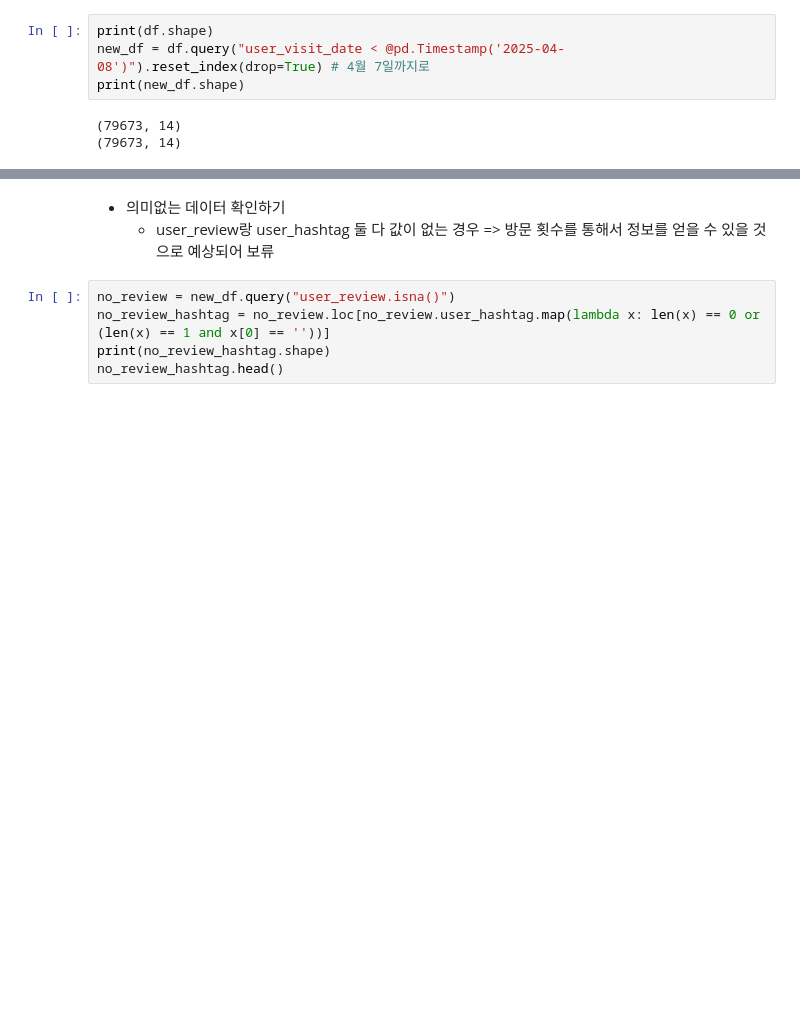
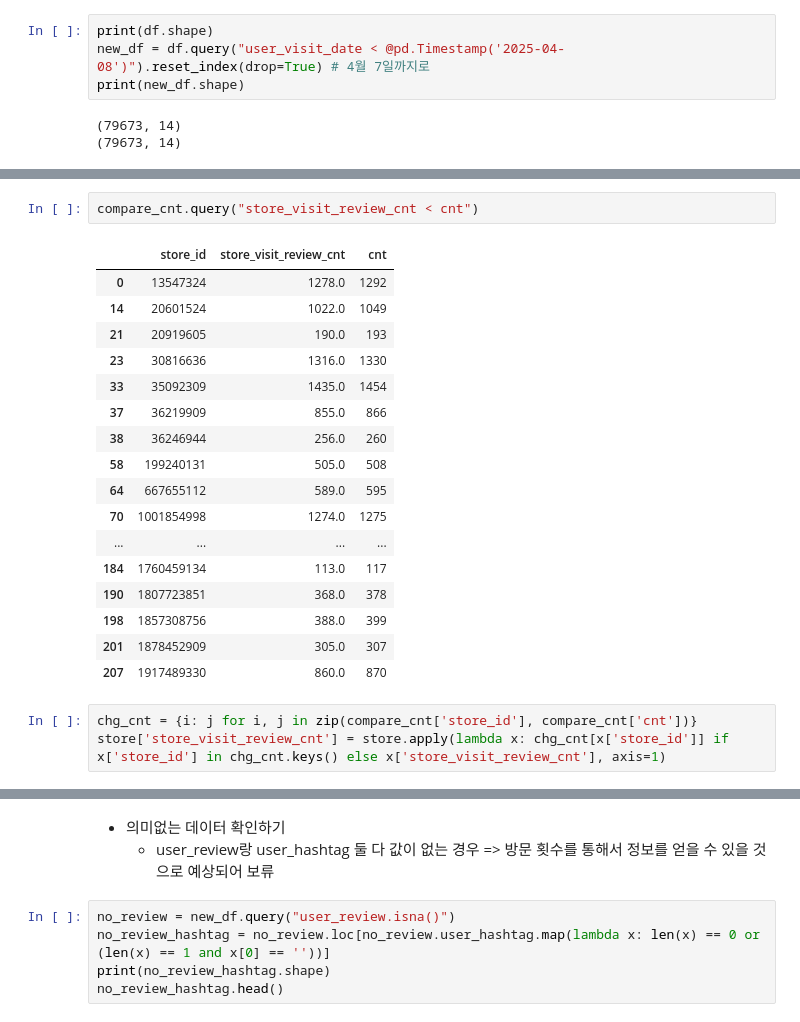
Before and after one commit to puoo2237/tteokbokki, a Jupyter notebook: data_preprocessing.ipynb, the cells around one changed output, grey strips where cells are left out. Cells and saved outputs as stored; diff of their text form; blank space fills up the shorter version.

```diff
--- a/data_preprocessing.ipynb
+++ b/data_preprocessing.ipynb
@@ -72,0 +104,23 @@ print(new_df.shape)
+# %%
+compare_cnt.query("store_visit_review_cnt < cnt")
+# %% [output]
+|  | store_id | store_visit_review_cnt | cnt |
+| 0 | 13547324 | 1278.0 | 1292 |
+| 14 | 20601524 | 1022.0 | 1049 |
+| 21 | 20919605 | 190.0 | 193 |
+| 23 | 30816636 | 1316.0 | 1330 |
+| 33 | 35092309 | 1435.0 | 1454 |
+| 37 | 36219909 | 855.0 | 866 |
+| 38 | 36246944 | 256.0 | 260 |
+| 58 | 199240131 | 505.0 | 508 |
+| 64 | 667655112 | 589.0 | 595 |
+| 70 | 1001854998 | 1274.0 | 1275 |
+| ... | ... | ... | ... |
+| 184 | 1760459134 | 113.0 | 117 |
+| 190 | 1807723851 | 368.0 | 378 |
+| 198 | 1857308756 | 388.0 | 399 |
+| 201 | 1878452909 | 305.0 | 307 |
+| 207 | 1917489330 | 860.0 | 870 |
+# %%
+chg_cnt = {i: j for i, j in zip(compare_cnt['store_id'], compare_cnt['cnt'])}
+store['store_visit_review_cnt'] = store.apply(lambda x: chg_cnt[x['store_id']] if x['store_id'] in chg_cnt.keys() else x['store_visit_review_cnt'], axis=1)
```
Also changed, not shown: parts of 5 cells of this notebook, 2 other files.
